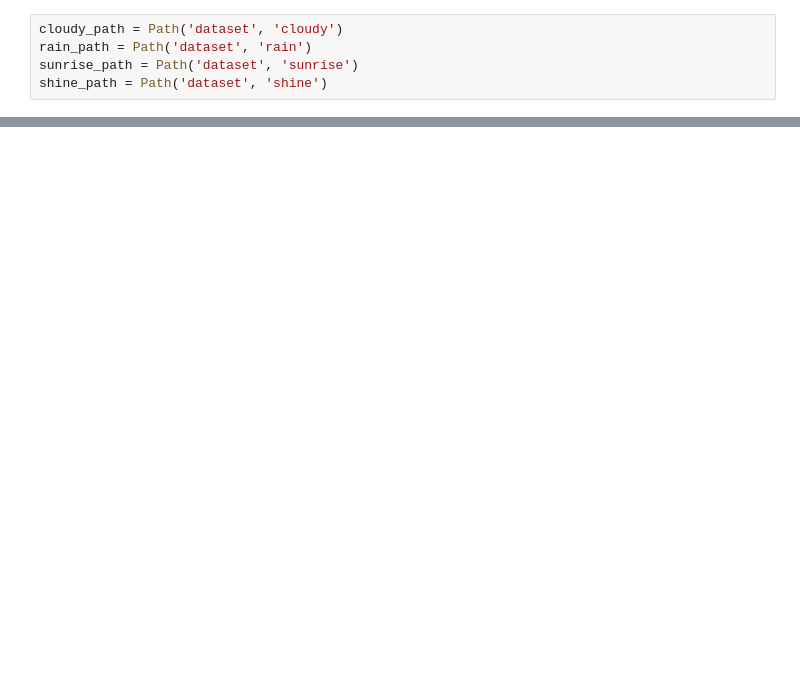
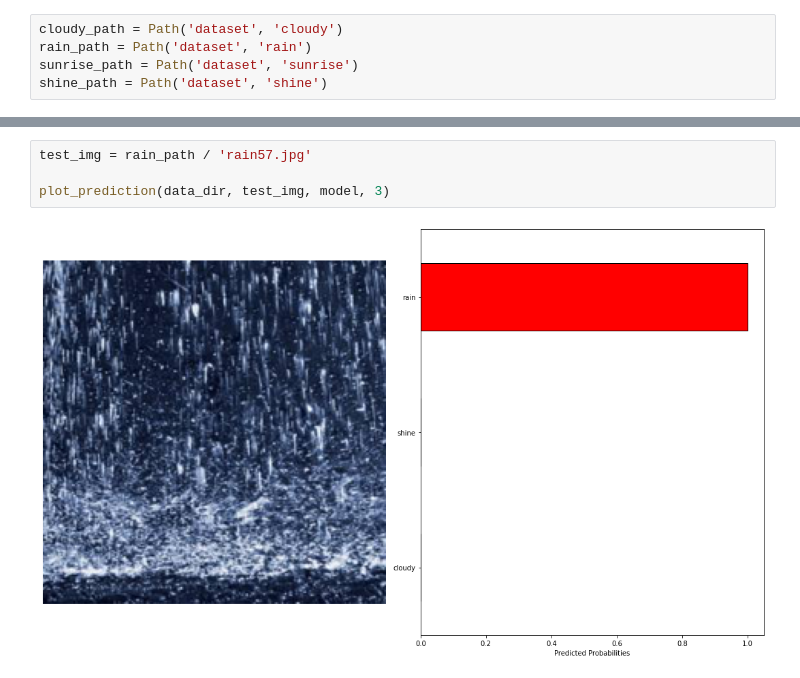
Before and after one commit to jpbacher/transfer-learning, a Jupyter notebook: weather_test.ipynb, the cells around one changed output, grey strips where cells are left out. Cells and saved outputs as stored; diff of their text form; blank space fills up the shorter version.

```diff
--- a/weather_test.ipynb
+++ b/weather_test.ipynb
@@ -244,0 +93,6 @@ model, history = train(
+# %%
+test_img = rain_path / 'rain57.jpg'
+
+plot_prediction(data_dir, test_img, model, 3)
+# %% [output]
+[figure, added]
```
Also changed, not shown: parts of 26 cells of this notebook.
